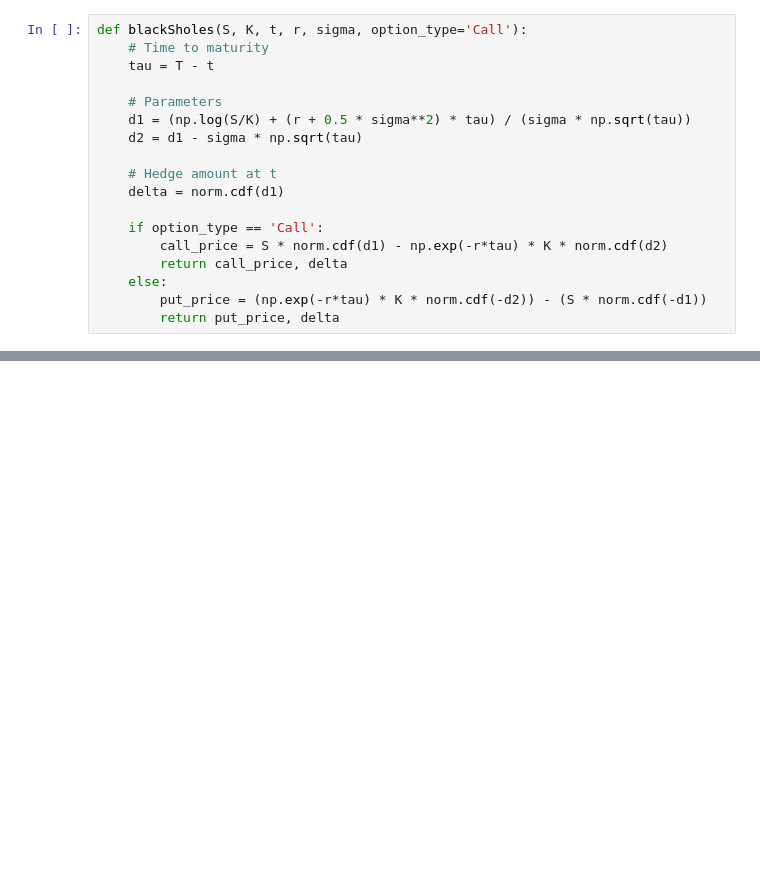
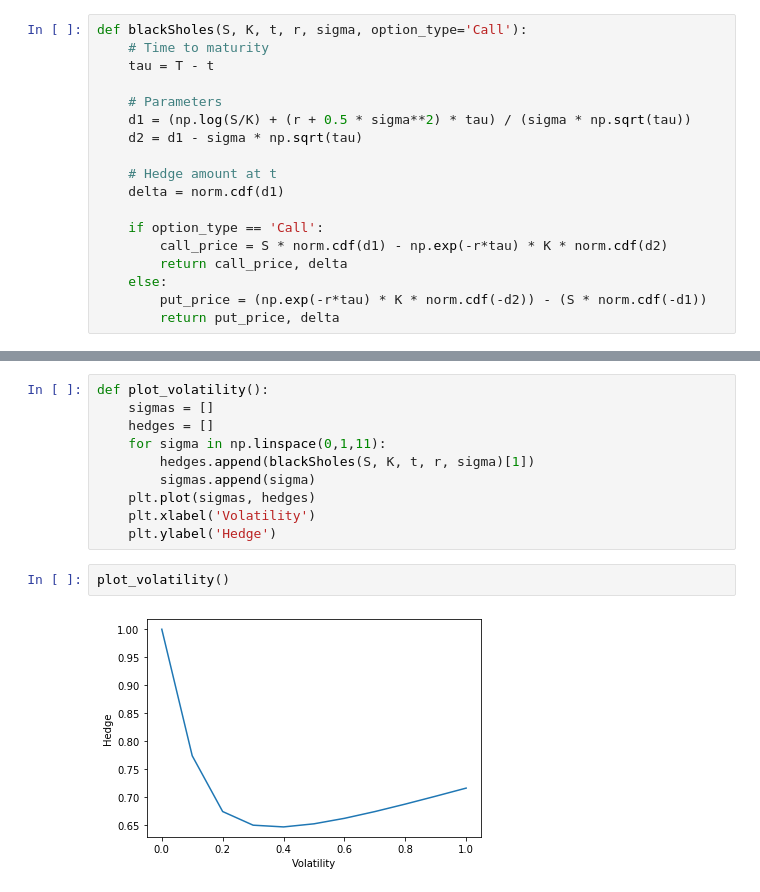
Before and after one commit to DaanMoll/ComputationalFinance, a Jupyter notebook: main.ipynb, the cells around one changed output, grey strips where cells are left out. Drawn from its saved outputs; the diff is of its cells as text; blank space fills up the shorter version.

```diff
--- a/main.ipynb
+++ b/main.ipynb
@@ -158,0 +140,14 @@ print(test_bs[0])
+# %%
+def plot_volatility():
+    sigmas = []
+    hedges = []
+    for sigma in np.linspace(0,1,11):
+        hedges.append(blackSholes(S, K, t, r, sigma)[1])
+        sigmas.append(sigma)
+    plt.plot(sigmas, hedges)
+    plt.xlabel('Volatility')
+    plt.ylabel('Hedge')
+# %%
+plot_volatility()
+# %% [output]
+[figure, added]
```
Also changed, not shown: parts of 9 cells of this notebook.
